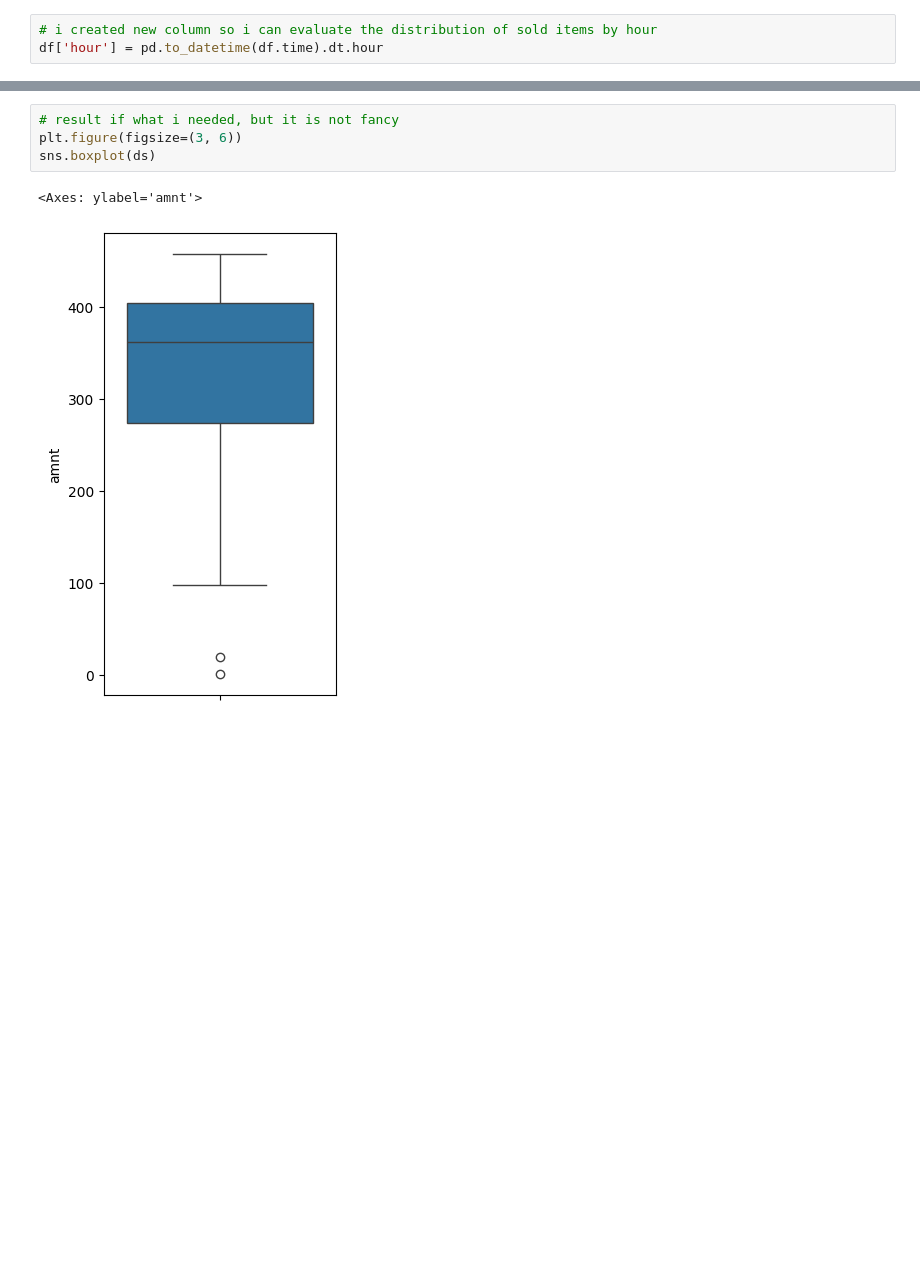
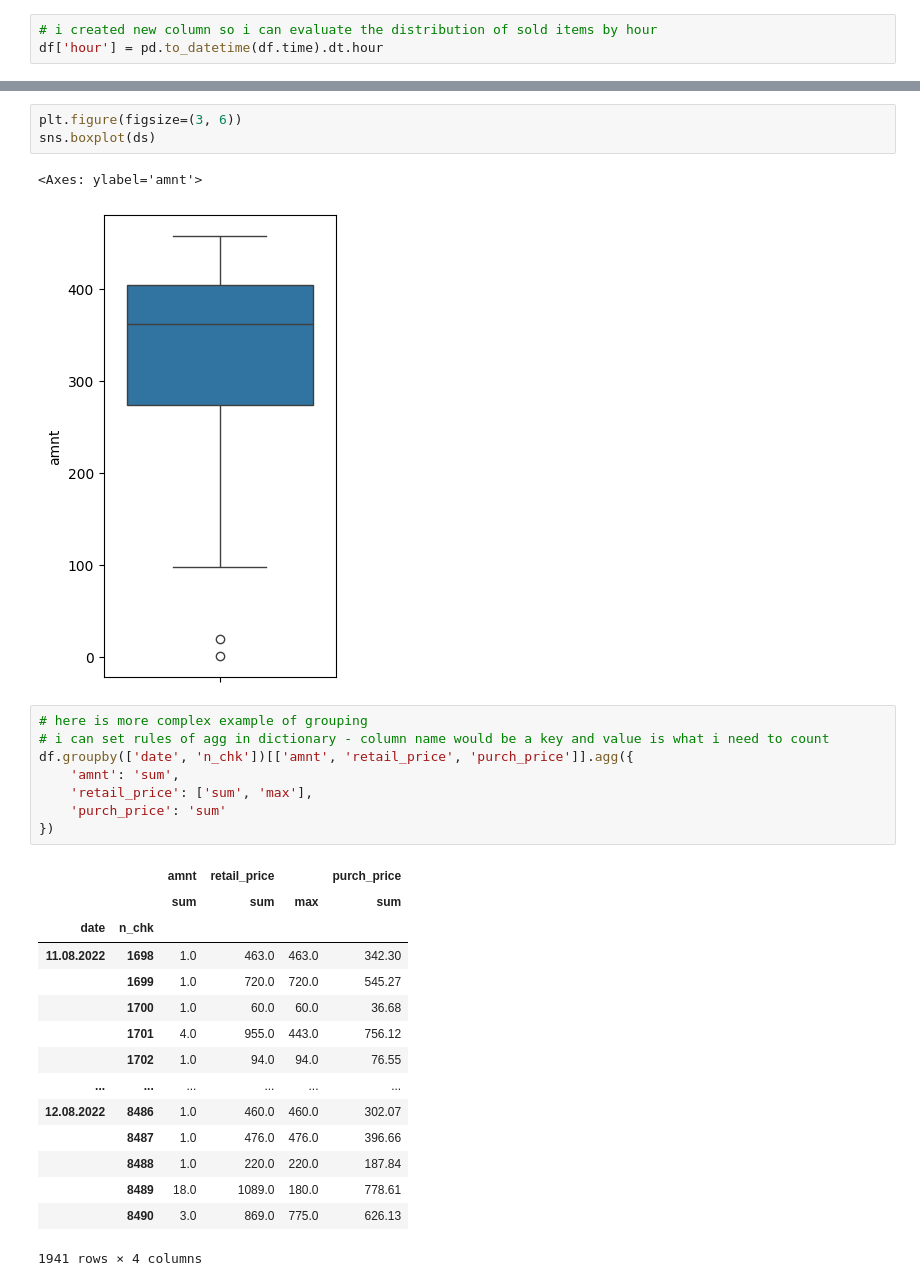
Before and after one commit to rodioniam/study_projects, a Jupyter notebook: pandas/exploratory_data_analysis.ipynb, the cells around one changed output, grey strips where cells are left out. Saved outputs shown, nothing was run; the diff lists cells and outputs as text; blank space fills up the shorter version.

```diff
--- a/pandas/exploratory_data_analysis.ipynb
+++ b/pandas/exploratory_data_analysis.ipynb
@@ -157,7 +157,30 @@ ds = df.groupby(['hour'])['amnt'].agg('sum')
 # %%
-# result if what i needed, but it is not fancy
 plt.figure(figsize=(3, 6))
 sns.boxplot(ds)
 # %% [output]
 <Axes: ylabel='amnt'>
 [figure]
+# %%
+# here is more complex example of grouping
+# i can set rules of agg in dictionary - column name would be a key and value is what i need to count
+df.groupby(['date', 'n_chk'])[['amnt', 'retail_price', 'purch_price']].agg({
+    'amnt': 'sum',
+    'retail_price': ['sum', 'max'],
+    'purch_price': 'sum'
+})
+# %% [output]
+|  |  | amnt | retail_price |  | purch_price |
+|  |  | sum | sum | max | sum |
+| date | n_chk |  |  |  |  |
+| 11.08.2022 | 1698 | 1.0 | 463.0 | 463.0 | 342.30 |
+|  | 1699 | 1.0 | 720.0 | 720.0 | 545.27 |
+|  | 1700 | 1.0 | 60.0 | 60.0 | 36.68 |
+|  | 1701 | 4.0 | 955.0 | 443.0 | 756.12 |
+|  | 1702 | 1.0 | 94.0 | 94.0 | 76.55 |
+| ... | ... | ... | ... | ... | ... |
+| 12.08.2022 | 8486 | 1.0 | 460.0 | 460.0 | 302.07 |
+|  | 8487 | 1.0 | 476.0 | 476.0 | 396.66 |
+|  | 8488 | 1.0 | 220.0 | 220.0 | 187.84 |
+|  | 8489 | 18.0 | 1089.0 | 180.0 | 778.61 |
+|  | 8490 | 3.0 | 869.0 | 775.0 | 626.13 |
+1941 rows × 4 columns
```
Also changed, not shown: parts of 1 cell of this notebook.
